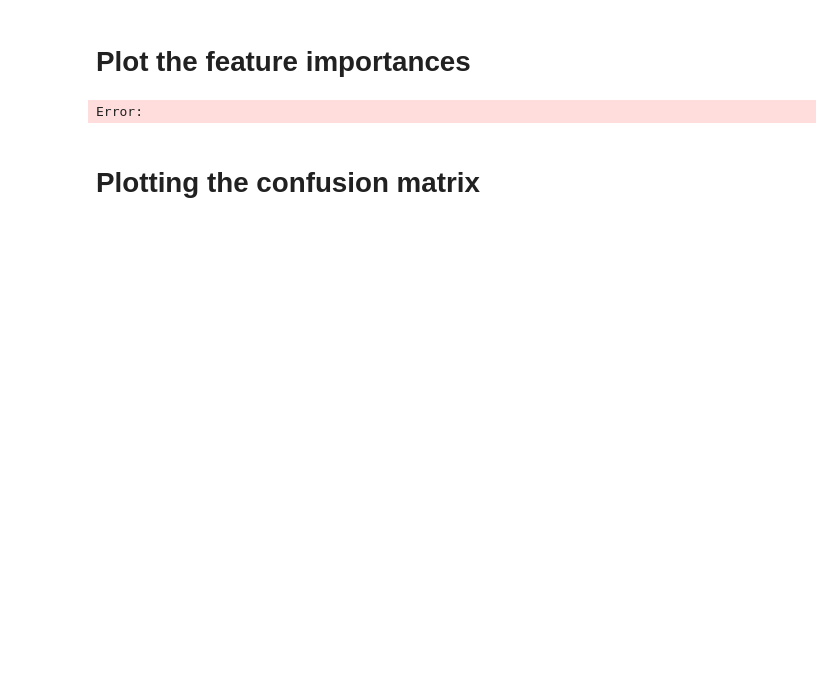
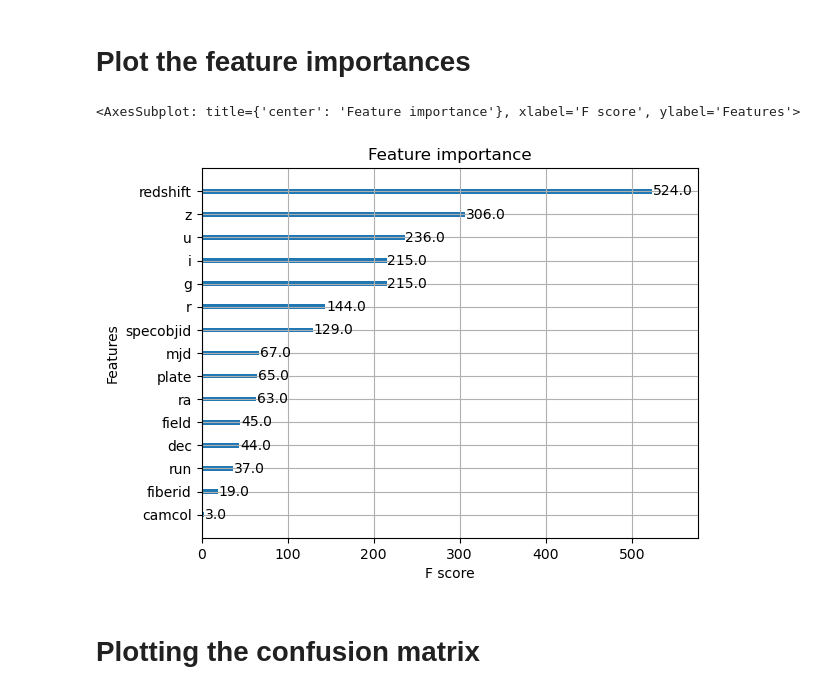
Before and after one commit to ennyli/Lab-5, a Jupyter notebook: src/lab-5.ipynb, the cells around one changed output. Cells and saved outputs as stored; diff of their text form; code cells hidden in the pictures; blank space fills up the shorter version.

```diff
--- a/src/lab-5.ipynb
+++ b/src/lab-5.ipynb
@@ -83,4 +115,5 @@ http://www.sdss3.org/dr8/glossary.php
 # Train_test_split
 # %%
 # Split the data into train and test sets with test_size=0.2 and random_state=42
+X_train, X_test, y_train, y_test = train_test_split(X, y, test_size=0.2, random_state=42)
 # %% [markdown]
@@ -88,4 +121,5 @@ http://www.sdss3.org/dr8/glossary.php
 # %%
+#use optuna to tune the hyperparameters
 def objective(trial):
     param = {
             "n_estimators" : trial.suggest_int('n_estimators', 0, 1000),
@@ -98,8 +132,11 @@ def objective(trial):
             'colsample_bytree':trial.suggest_discrete_uniform('colsample_bytree',0.1,1,0.01),
             'nthread' : -1
         }
+    model = xgb.XGBClassifier(**param)
+    score = cross_val_score(model, X_train, y_train, cv=5, scoring='f1_macro')
+    return score.mean()
 
-    model = xgb.?(**param)
-    score = cross_val_score(?, ?, ?, cv=5, scoring='f1_macro')
-    return score.?
+
+study = opt.create_study(direction='maximize')
+study.optimize(objective, n_trials=2)
 # %% [output]
@@ -107,5 +145,0 @@ SyntaxError: invalid syntax (3353104230.py, line 14)
-# %%
-# Create a Optuna study object with .create_study() and set the direction to maximize, this is because we want to maximize the f1 score.
-# Then, run the study with .optimize() and pass the objective function and the number of trials as parameters.
-study =
-study.
@@ -120,0 +148,4 @@ Error:
+# %%
+#make a model with the best hyperparameters
+model = xgb.XGBClassifier(**study.best_params)
+model.fit(X_train, y_train)
@@ -143,10 +187,10 @@ Error:
 # %%
 # XGBoost has a built in function to plot the feature importance, use it to plot the feature importance of the model.
 # Feature importance shows how much each feature contributes to the model, this is a good way to see which features are important
-
-xgb.?
+xgb.plot_importance(model)
 # %% [output]
-Error:
+<AxesSubplot: title={'center': 'Feature importance'}, xlabel='F score', ylabel='Features'>
+[figure, added]
 # %% [markdown]
 # Plotting the confusion matrix
 # %%
```
Also changed, not shown: parts of 18 cells of this notebook.
